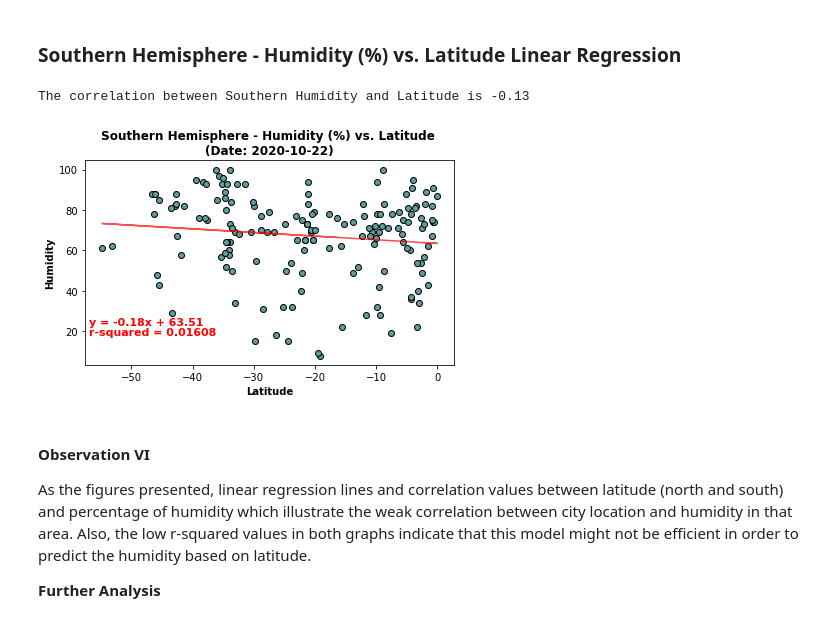
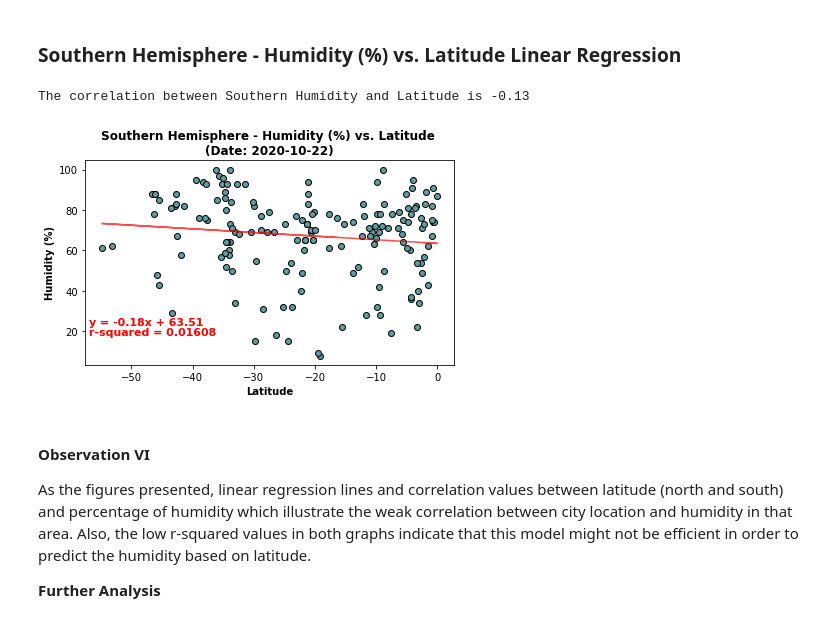
Before and after one commit to abpuccini/API-Challenge, a Jupyter notebook: WeatherPy/WeatherPy.ipynb, the cells around one changed output. Saved outputs shown, nothing was run; the diff lists cells and outputs as text; code cells hidden in the pictures.

```diff
--- a/WeatherPy/WeatherPy.ipynb
+++ b/WeatherPy/WeatherPy.ipynb
@@ -567,35 +567,35 @@ south_humd = south_df[h] # y_values
 
 # Gernerate scatter chart with liner regression line, equation of line, r-squared value
 plt.scatter(south_lat,
             south_humd,
             marker='o',
             color='cadetblue',
             edgecolor='black')
 
 plt.plot(south_lat,south_regrs_v[h], color='red', alpha=0.7)
 
 # Plot the Annotation in the graph
 plt.annotate(f'{south_eqline[h]}', (-57,23), fontsize=11, color="red", fontweight='bold')
 plt.annotate(f'r-squared = {south_rsq[h]}', (-57,18), fontsize=11, color="red", fontweight='bold')
 
 # Define title and x/y labels
 plt.title(f'Southern Hemisphere - {h} (%) vs. Latitude \n(Date: {date})', fontweight='bold')
 plt.xlabel('Latitude', fontweight='bold')
-plt.ylabel(f'{h}', fontweight='bold')
+plt.ylabel(f'{h} (%)', fontweight='bold')
 
 # Save box plot graph to Images folder
 plt.tight_layout()
 pic4 = f'Images/south_humid.png'
 plt.savefig(pic4)
 
 # Present the box plot chart
 plt.show()
 
 # To close pyplot
 plt.close()
 # %% [output]
 The correlation between Southern Humidity and Latitude is -0.13
-[figure, old version]
+[figure, new version]
 # %% [markdown]
 #### Observation VI
 
```
Also changed, not shown: parts of 7 cells of this notebook, 9 other files.
